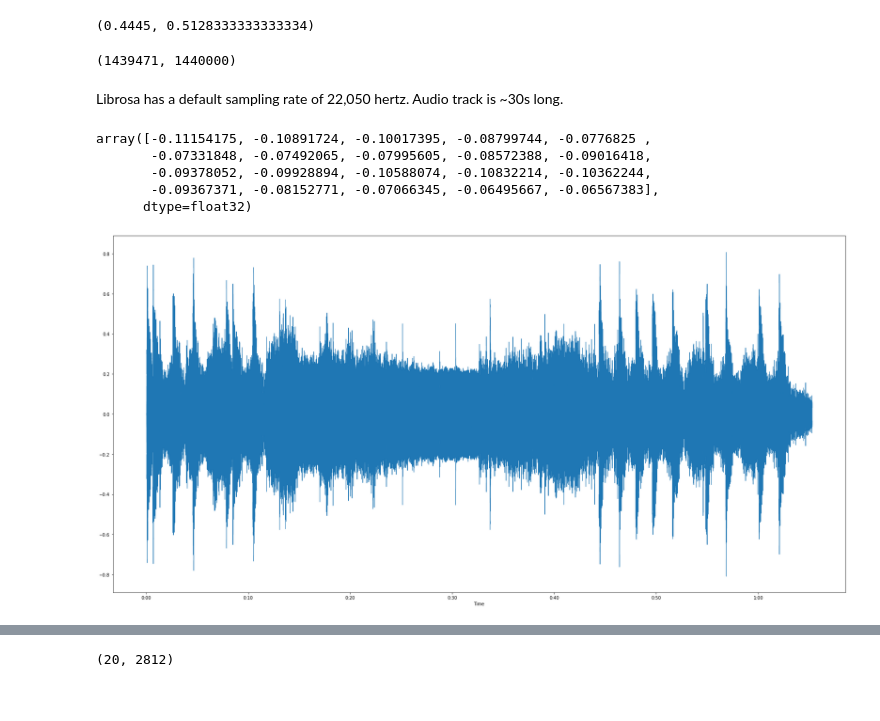
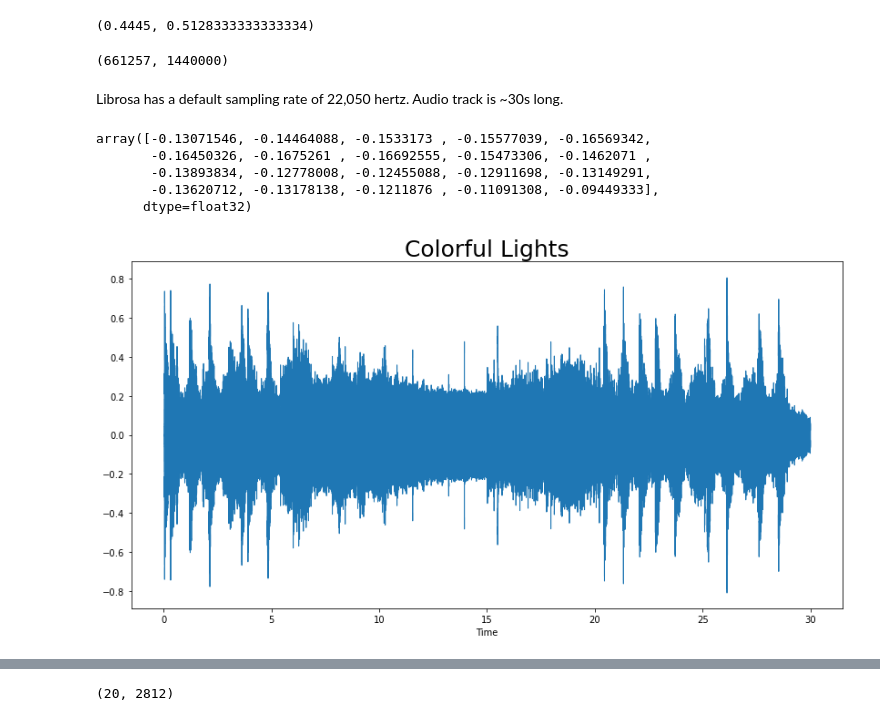
Before and after one commit to Lucas-Courant/predicting_audio_genre, a Jupyter notebook: Code/preliminary_eda.ipynb, the cells around one changed output, grey strips where cells are left out. Drawn from its saved outputs; the diff is of its cells as text; code cells hidden in the pictures.

```diff
--- a/Code/preliminary_eda.ipynb
+++ b/Code/preliminary_eda.ipynb
@@ -552,23 +620,25 @@ gbm.score(X_test_pca, y_test), gbm.score(X_train_pca, y_train)
        500           2.0556            0.00s
 (0.4445, 0.5128333333333334)
 # %%
-y, sr = librosa.load('../data/fma_small/065/065488.mp3', sr=48000)
+y, sr = librosa.load('../data/fma_small/065/065488.mp3')
 # %%
 len(y), 48000 * 30
 # %% [output]
-(1439471, 1440000)
+(661257, 1440000)
 # %% [markdown]
 Librosa has a default sampling rate of 22,050 hertz. Audio track is ~30s long.
 # %%
 y[50000:50020]
 # %% [output]
-array([-0.11154175, -0.10891724, -0.10017395, -0.08799744, -0.0776825 ,
-       -0.07331848, -0.07492065, -0.07995605, -0.08572388, -0.09016418,
-       -0.09378052, -0.09928894, -0.10588074, -0.10832214, -0.10362244,
-       -0.09367371, -0.08152771, -0.07066345, -0.06495667, -0.06567383],
+array([-0.13071546, -0.14464088, -0.1533173 , -0.15577039, -0.16569342,
+       -0.16450326, -0.1675261 , -0.16692555, -0.15473306, -0.1462071 ,
+       -0.13893834, -0.12778008, -0.12455088, -0.12911698, -0.13149291,
+       -0.13620712, -0.13178138, -0.1211876 , -0.11091308, -0.09449333],
       dtype=float32)
 # %%
-fig = plt.figure(figsize = (30, 15))
-librosa.display.waveshow(y);
+fig = plt.figure(figsize = (14, 7))
+librosa.display.waveshow(y)
+plt.title('Colorful Lights', size=25)
+plt.savefig('../images/waveform.png');
 # %% [output]
-[figure, old version]
+[figure, new version]
```
Also changed, not shown: parts of 21 cells of this notebook.
